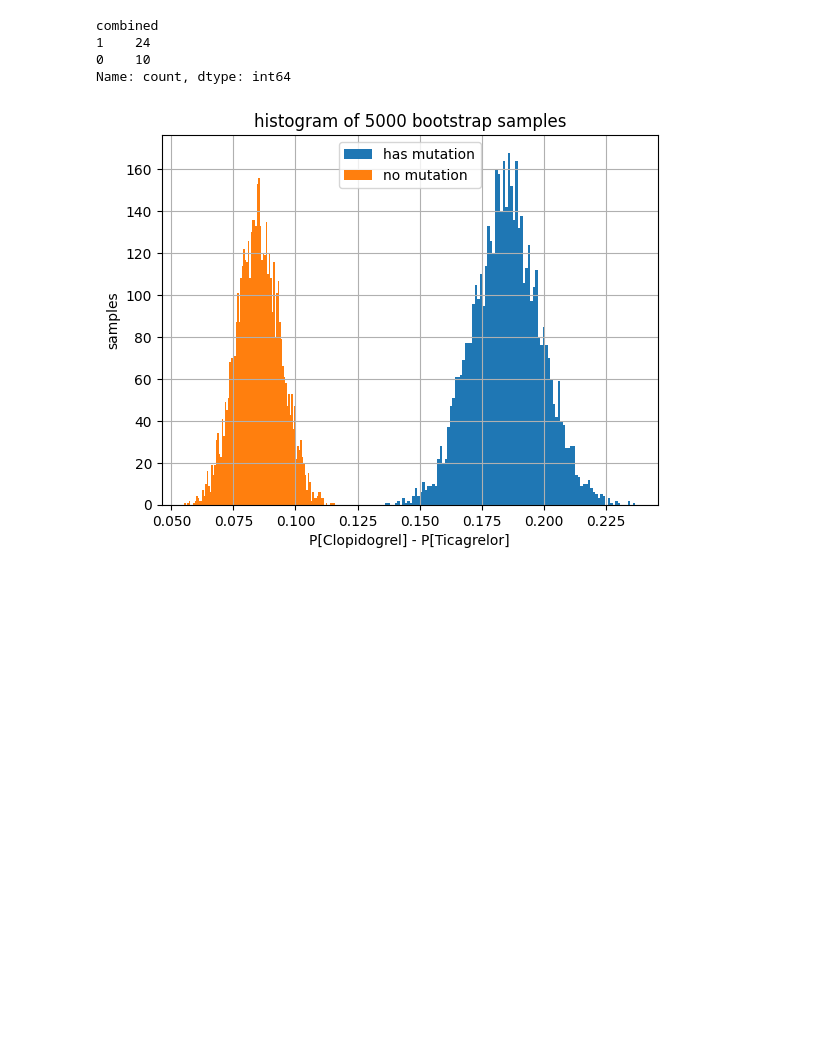
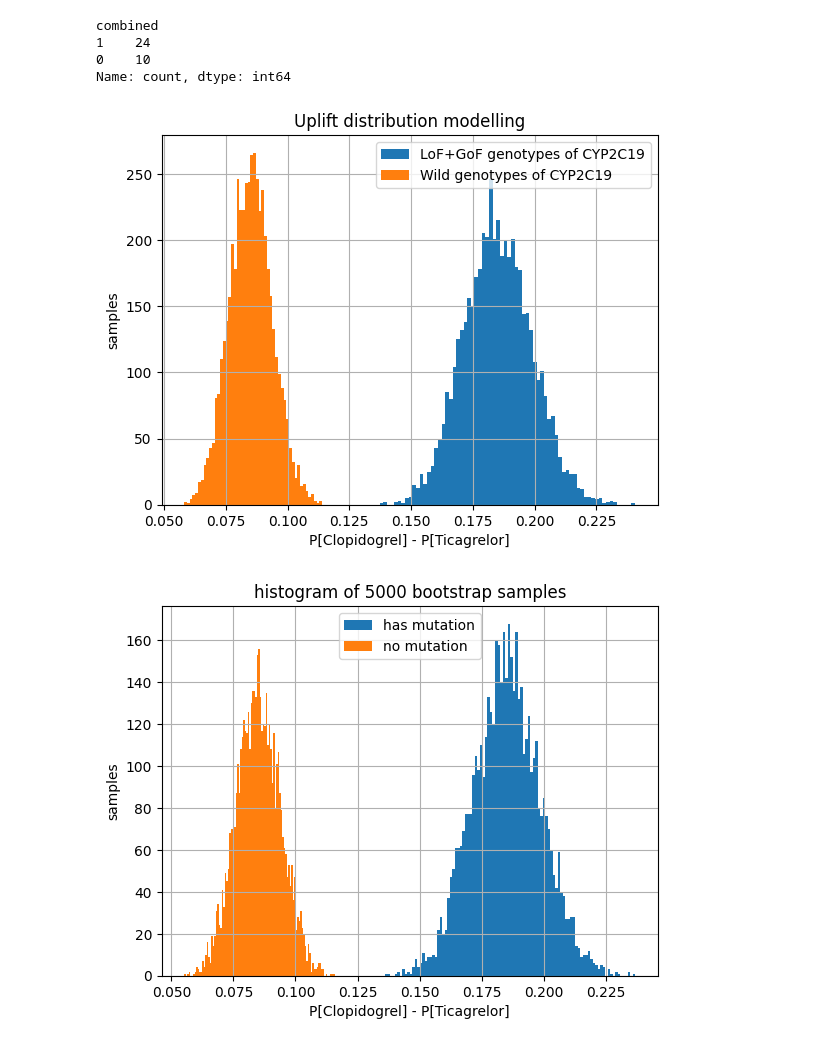
Before and after one commit to KonstantinBurkin/uplift-modelling, a Jupyter notebook: notebooks/2_uplift_modelling.ipynb, the cells around one changed output. Saved outputs shown, nothing was run; the diff lists cells and outputs as text; code cells hidden in the pictures; blank space fills up the shorter version.

```diff
--- a/notebooks/2_uplift_modelling.ipynb
+++ b/notebooks/2_uplift_modelling.ipynb
@@ -152,6 +152,16 @@ mean_diff_no_mutation = calculate_shift_distribution(
     model=model,
     n_samples=15,
 )
+# %%
+plt.hist(mean_diff_has_mutation, bins=70, label="LoF+GoF genotypes of CYP2C19")
+plt.hist(mean_diff_no_mutation, bins=50, label="Wild genotypes of CYP2C19")
+plt.xlabel("P[Clopidogrel] - P[Ticagrelor]")
+plt.ylabel("samples")
+plt.title("Uplift distribution modelling")
+plt.legend()
+plt.grid()
+# %% [output]
+[figure, added]
 # %%
 plt.hist(mean_diff_has_mutation, bins=100, label="has mutation")
 plt.hist(mean_diff_no_mutation, bins=100, label="no mutation")
```
Also changed, not shown: parts of 1 cell of this notebook, 7 other files.
